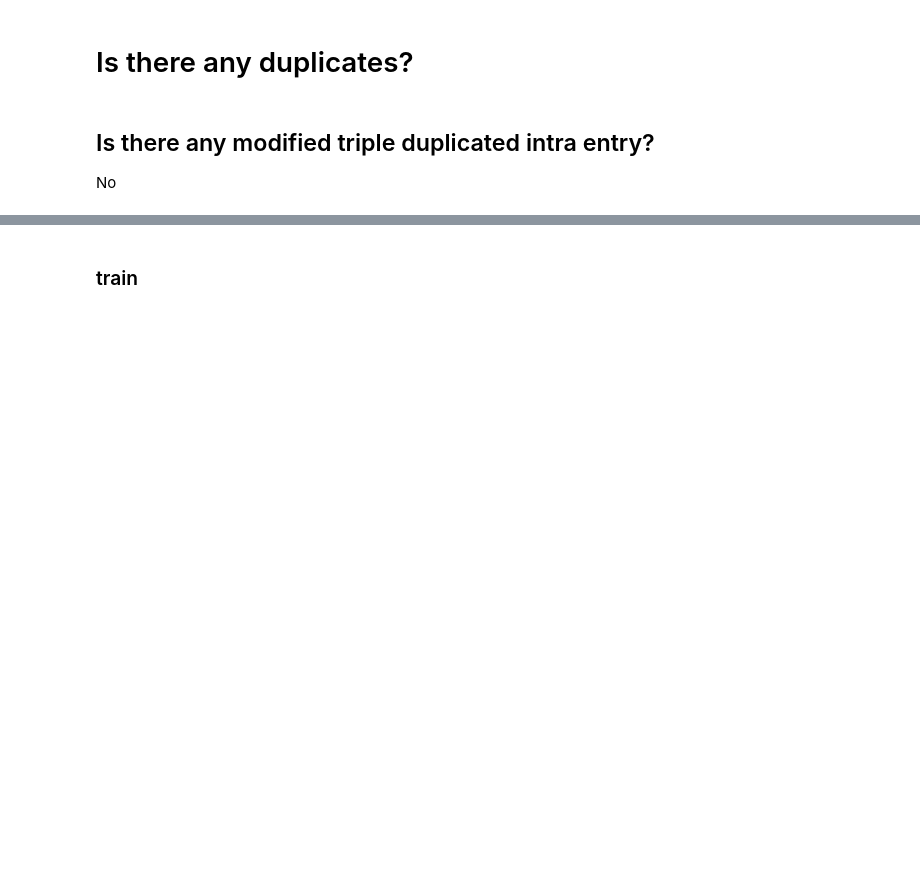
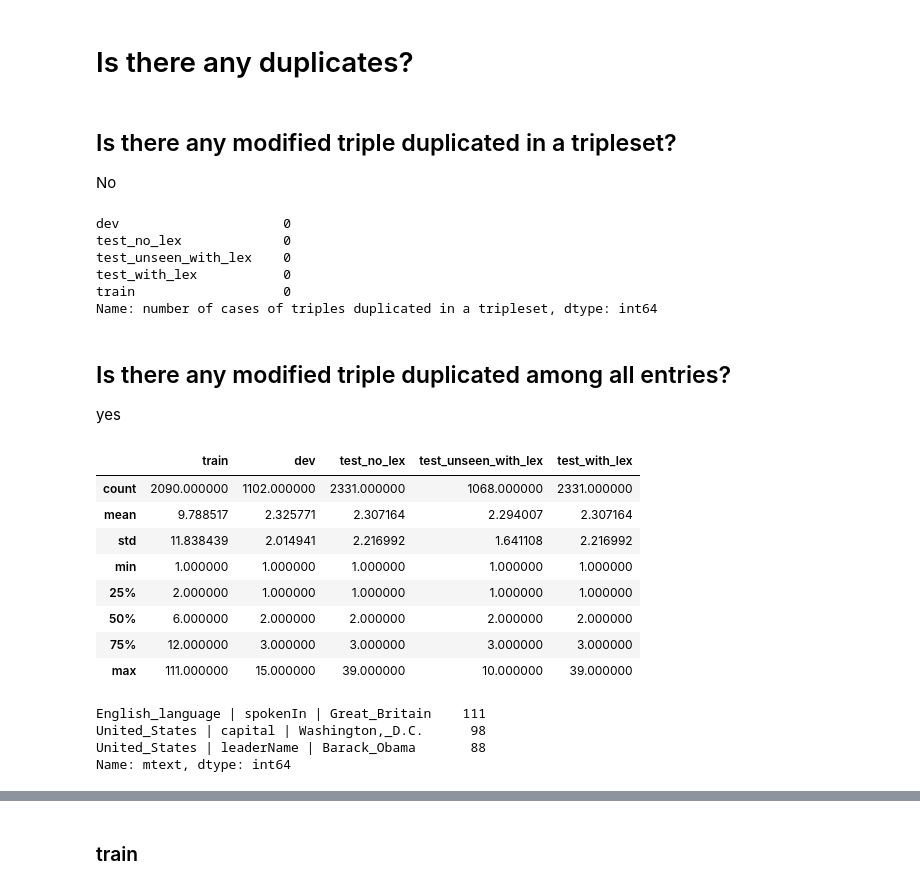
Before and after one commit to abevieiramota/challenge-webnlg, a Jupyter notebook: notebook/1 - Exploratory Data Analysis.ipynb, the cells around one changed output, grey strips where cells are left out. Cells and saved outputs as stored; diff of their text form; code cells hidden in the pictures; blank space fills up the shorter version.

```diff
--- a/notebook/1 - Exploratory Data Analysis.ipynb
+++ b/notebook/1 - Exploratory Data Analysis.ipynb
@@ -100,7 +134,7 @@ Name: mtext, dtype: object
 # %% [markdown]
 # Is there any duplicates?
 # %% [markdown]
-## Is there any modified triple duplicated intra entry?
+## Is there any modified triple duplicated in a tripleset?
 
 No
 # %%
@@ -110,3 +144,55 @@ def is_there_duplicated_mtriples_per_entry(ds):
     mtriples_count_per_entry = ds.mdf.groupby(['idx', 'mtext']).size()
 
     return (mtriples_count_per_entry > 1).sum()
+# %%
+pd.Series({dataset.dataset: n_duplicated_mtriples_per_entry(dataset)
+             for dataset in datasets},
+          name='number of cases of triples duplicated in a tripleset')
+# %% [output]
+dev                     0
+test_no_lex             0
+test_unseen_with_lex    0
+test_with_lex           0
+train                   0
+Name: number of cases of triples duplicated in a tripleset, dtype: int64
+# %% [markdown]
+## Is there any modified triple duplicated among all entries?
+
+yes
+# %%
+# counts, for each mtriple, in how many entries it occurs
+def mtriples_count(ds):
+
+    return ds.mdf.mtext.value_counts()
+
+def mtriples_count_describe(ds):
+
+    s = mtriples_count(ds).describe()
+    s.name = ds.dataset
+
+    return s
+# %%
+# ex: em média, cada triple no dataset train está repetida 9.7 vezes
+#     no máximo, 111 vezes
+pd.concat([mtriples_count_describe(ds) for ds in datasets], axis=1)
+# %% [output]
+|  | train | dev | test_no_lex | test_unseen_with_lex | test_with_lex |
+| count | 2090.000000 | 1102.000000 | 2331.000000 | 1068.000000 | 2331.000000 |
+| mean | 9.788517 | 2.325771 | 2.307164 | 2.294007 | 2.307164 |
+| std | 11.838439 | 2.014941 | 2.216992 | 1.641108 | 2.216992 |
+| min | 1.000000 | 1.000000 | 1.000000 | 1.000000 | 1.000000 |
+| 25% | 2.000000 | 1.000000 | 1.000000 | 1.000000 | 1.000000 |
+| 50% | 6.000000 | 2.000000 | 2.000000 | 2.000000 | 2.000000 |
+| 75% | 12.000000 | 3.000000 | 3.000000 | 3.000000 | 3.000000 |
+| max | 111.000000 | 15.000000 | 39.000000 | 10.000000 | 39.000000 |
+# %%
+# most frequent triples in train dataset
+
+cm_train = mtriples_count(train)
+
+cm_train.head(3)
+# %% [output]
+English_language | spokenIn | Great_Britain    111
+United_States | capital | Washington,_D.C.      98
+United_States | leaderName | Barack_Obama       88
+Name: mtext, dtype: int64
```
Also changed, not shown: parts of 52 cells of this notebook, 13 other files.
